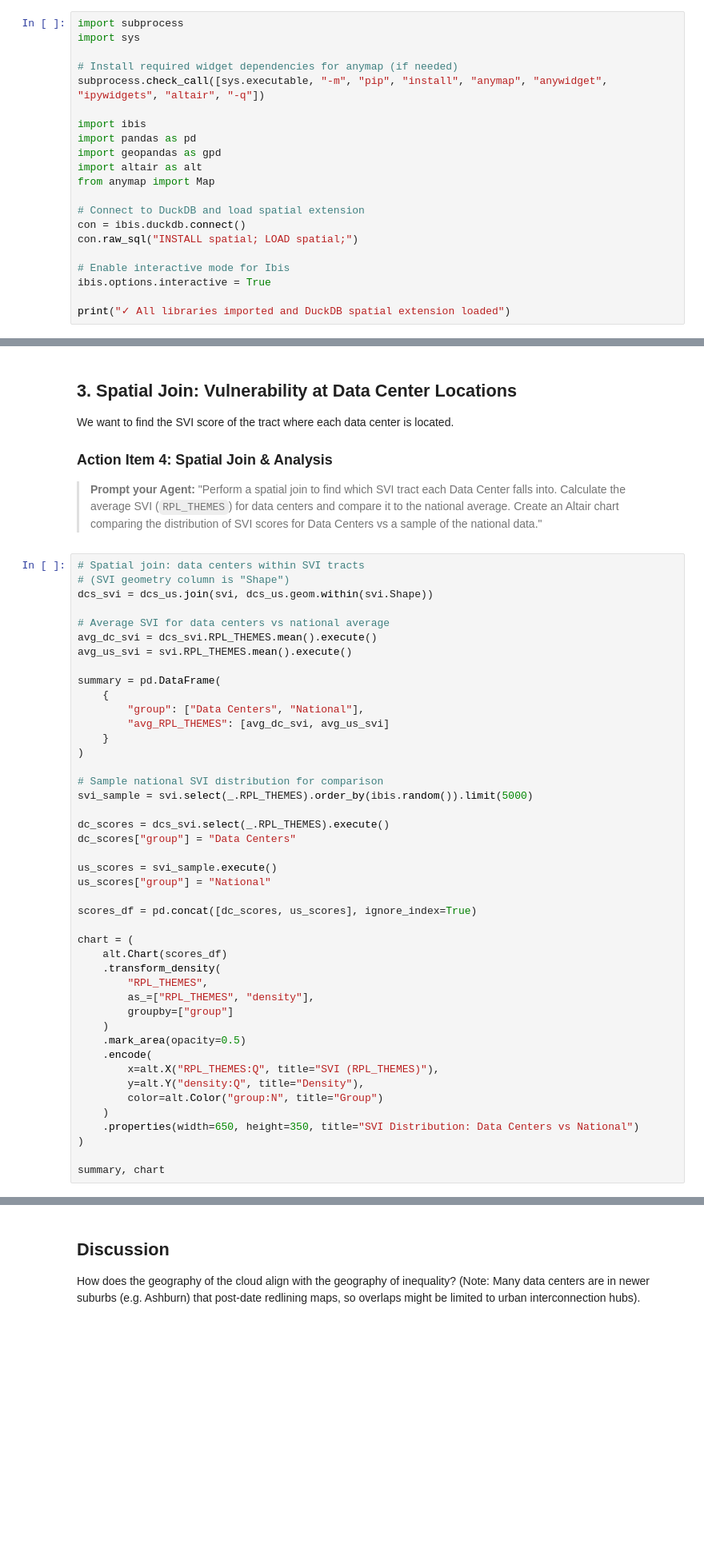
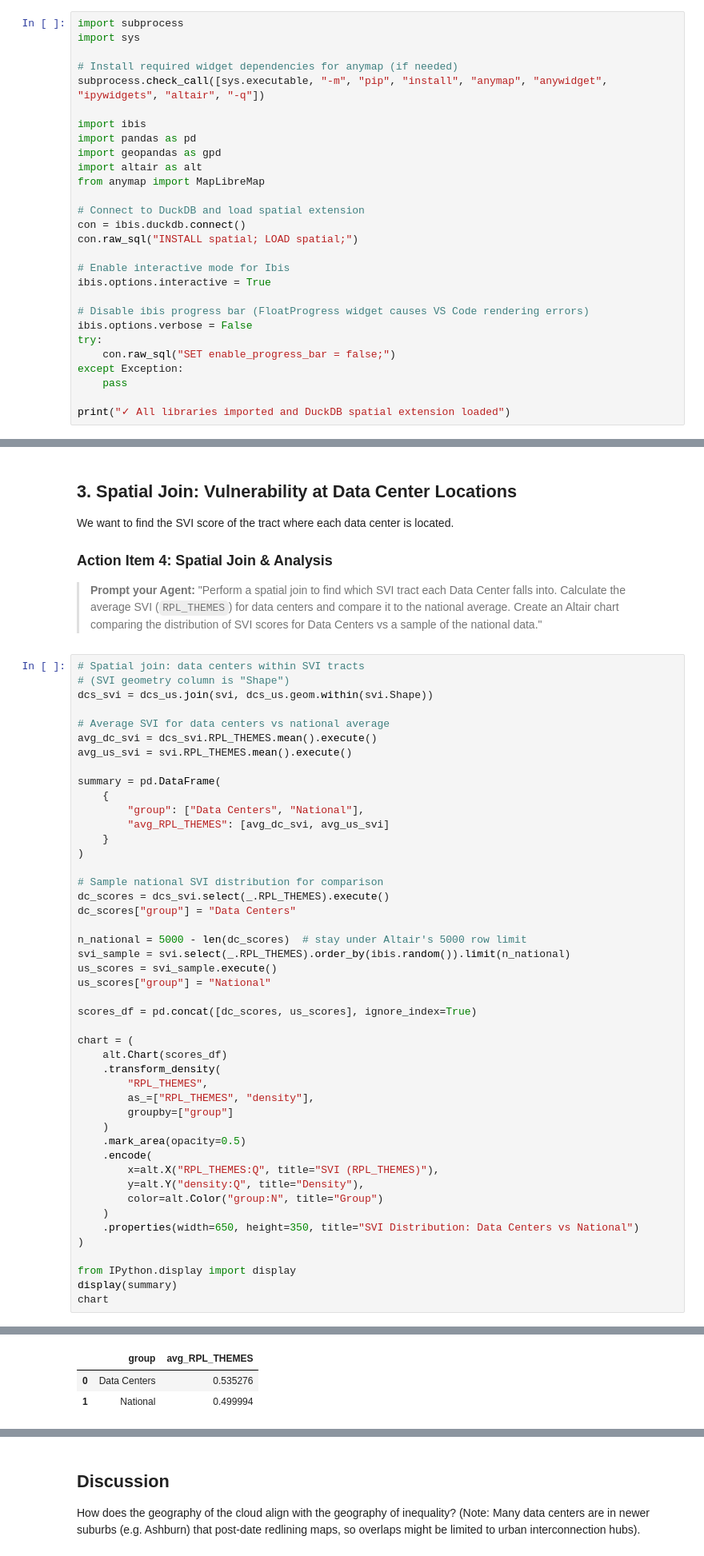
Before and after one commit to csol-208/Module-2-Hidden-Figures, a Jupyter notebook: notebooks/02-ej-analysis.ipynb, the cells around one changed output, grey strips where cells are left out. Shown at 80% size. Saved outputs shown, nothing was run; the diff lists cells and outputs as text; blank space fills up the shorter version.

```diff
--- a/notebooks/02-ej-analysis.ipynb
+++ b/notebooks/02-ej-analysis.ipynb
@@ -27,7 +27,7 @@ import ibis
 import pandas as pd
 import geopandas as gpd
 import altair as alt
-from anymap import Map
+from anymap import MapLibreMap
 
 # Connect to DuckDB and load spatial extension
 con = ibis.duckdb.connect()
@@ -36,6 +36,13 @@ con.raw_sql("INSTALL spatial; LOAD spatial;")
 # Enable interactive mode for Ibis
 ibis.options.interactive = True
 
+# Disable ibis progress bar (FloatProgress widget causes VS Code rendering errors)
+ibis.options.verbose = False
+try:
+    con.raw_sql("SET enable_progress_bar = false;")
+except Exception:
+    pass
+
 print("✓ All libraries imported and DuckDB spatial extension loaded")
 # %% [output]
 ✓ All libraries imported and DuckDB spatial extension loaded
@@ -224,11 +249,11 @@ summary = pd.DataFrame(
 )
 
 # Sample national SVI distribution for comparison
-svi_sample = svi.select(_.RPL_THEMES).order_by(ibis.random()).limit(5000)
-
 dc_scores = dcs_svi.select(_.RPL_THEMES).execute()
 dc_scores["group"] = "Data Centers"
 
+n_national = 5000 - len(dc_scores)  # stay under Altair's 5000 row limit
+svi_sample = svi.select(_.RPL_THEMES).order_by(ibis.random()).limit(n_national)
 us_scores = svi_sample.execute()
 us_scores["group"] = "National"
 
@@ -250,5 +275,7 @@ chart = (
     .properties(width=650, height=350, title="SVI Distribution: Data Centers vs National")
 )
 
-summary, chart
+from IPython.display import display
+display(summary)
+chart
 # %% [output]
@@ -258,0 +282,3 @@ summary, chart
+|  | group | avg_RPL_THEMES |
+| 0 | Data Centers | 0.535276 |
+| 1 | National | 0.499994 |
```
Also changed, not shown: parts of 6 cells of this notebook, 8 other files.
